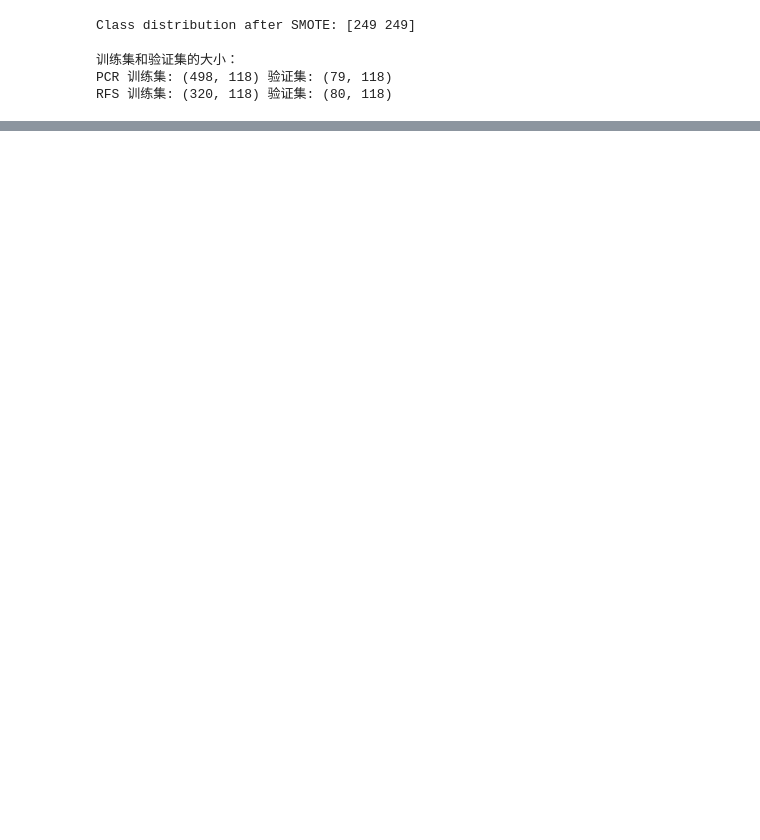
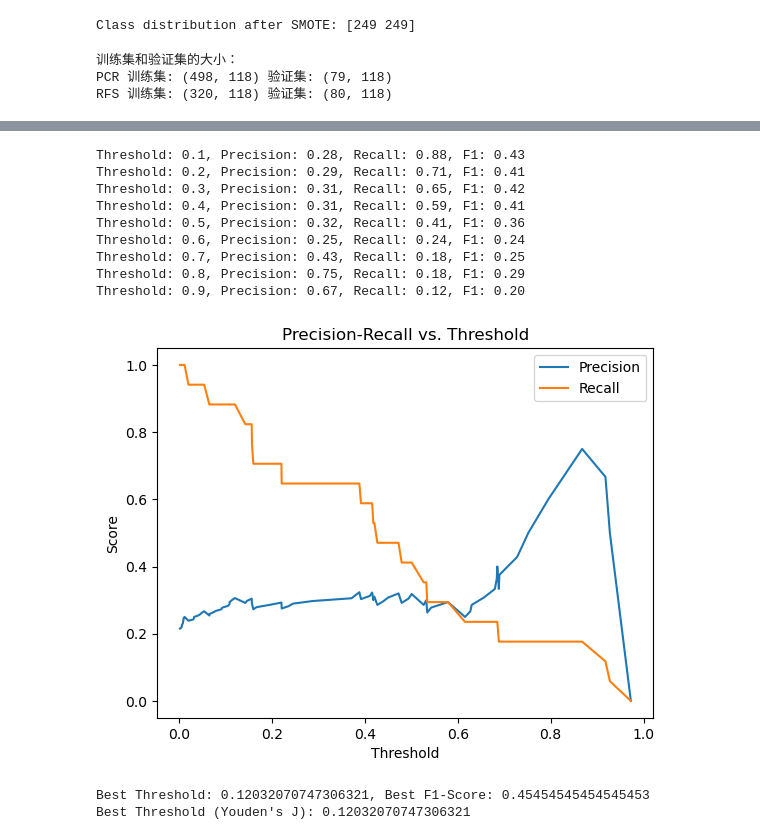
Before and after one commit to CloudSkytec/ML-CW2, a Jupyter notebook: Yh Y/Assignment2 - data Processing.ipynb, the cells around one changed output, grey strips where cells are left out. Cells and saved outputs as stored; diff of their text form; code cells hidden in the pictures; blank space fills up the shorter version.

```diff
--- a/Yh Y/Assignment2 - data Processing.ipynb
+++ b/Yh Y/Assignment2 - data Processing.ipynb
@@ -286,0 +362,63 @@ weighted avg       0.75      0.78      0.75        79
+# %%
+from sklearn.metrics import precision_score, recall_score, f1_score
+
+# thershold tuning
+y_probs = lr.predict_proba(X_val_pcr)[:, 1]
+
+thresholds = np.arange(0.1, 1.0, 0.1)
+for threshold in thresholds:
+    y_pred = (y_probs >= threshold).astype(int)  # Convert probabilities to binary predictions
+    precision = precision_score(y_val_pcr, y_pred)
+    recall = recall_score(y_val_pcr, y_pred)
+    f1 = f1_score(y_val_pcr, y_pred)
+    print(f"Threshold: {threshold:.1f}, Precision: {precision:.2f}, Recall: {recall:.2f}, F1: {f1:.2f}")
+
+import matplotlib.pyplot as plt
+from sklearn.metrics import precision_recall_curve
+
+# Get precision, recall, and thresholds
+precision, recall, thresholds = precision_recall_curve(y_val_pcr, y_probs)
+
+# Plot the curve
+plt.plot(thresholds, precision[:-1], label='Precision')
+plt.plot(thresholds, recall[:-1], label='Recall')
+plt.xlabel('Threshold')
+plt.ylabel('Score')
+plt.legend(loc='best')
+plt.title('Precision-Recall vs. Threshold')
+plt.show()
+
+best_threshold = 0
+best_f1 = 0
+for threshold in thresholds:
+    y_pred = (y_probs >= threshold).astype(int)
+    f1 = f1_score(y_val_pcr, y_pred)
+    if f1 > best_f1:
+        best_f1 = f1
+        best_threshold = threshold
+
+print(f"Best Threshold: {best_threshold}, Best F1-Score: {best_f1}")
+
+from sklearn.metrics import roc_curve
+
+# Get false positive rate (fpr), true positive rate (tpr), and thresholds
+fpr, tpr, thresholds = roc_curve(y_val_pcr, y_probs)
+
+# Compute Youden's J statistic
+j_scores = tpr - fpr
+best_threshold = thresholds[np.argmax(j_scores)]
+
+print(f"Best Threshold (Youden's J): {best_threshold}")
+# %% [output]
+Threshold: 0.1, Precision: 0.28, Recall: 0.88, F1: 0.43
+Threshold: 0.2, Precision: 0.29, Recall: 0.71, F1: 0.41
+Threshold: 0.3, Precision: 0.31, Recall: 0.65, F1: 0.42
+Threshold: 0.4, Precision: 0.31, Recall: 0.59, F1: 0.41
+Threshold: 0.5, Precision: 0.32, Recall: 0.41, F1: 0.36
+Threshold: 0.6, Precision: 0.25, Recall: 0.24, F1: 0.24
+Threshold: 0.7, Precision: 0.43, Recall: 0.18, F1: 0.25
+Threshold: 0.8, Precision: 0.75, Recall: 0.18, F1: 0.29
+Threshold: 0.9, Precision: 0.67, Recall: 0.12, F1: 0.20
+[figure, added]
+Best Threshold: 0.12032070747306321, Best F1-Score: 0.45454545454545453
+Best Threshold (Youden's J): 0.12032070747306321
```
Also changed, not shown: parts of 15 cells of this notebook, 1 other file.
